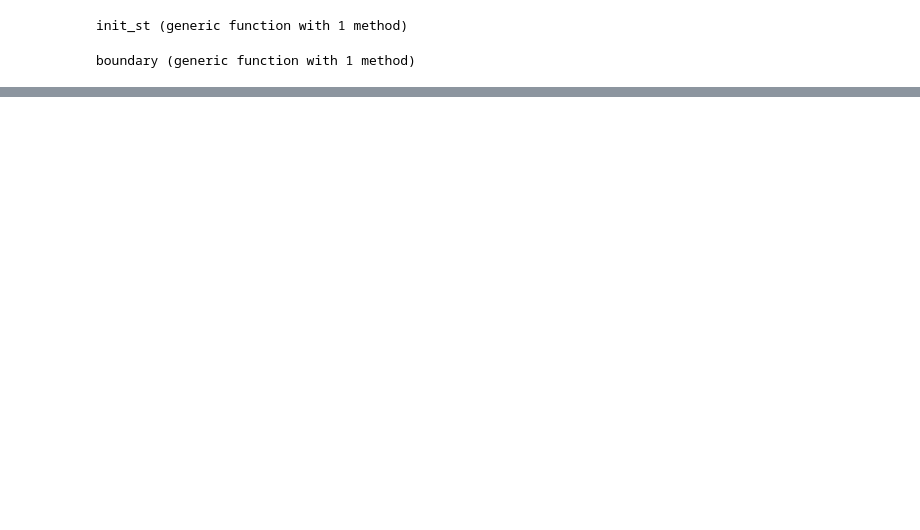
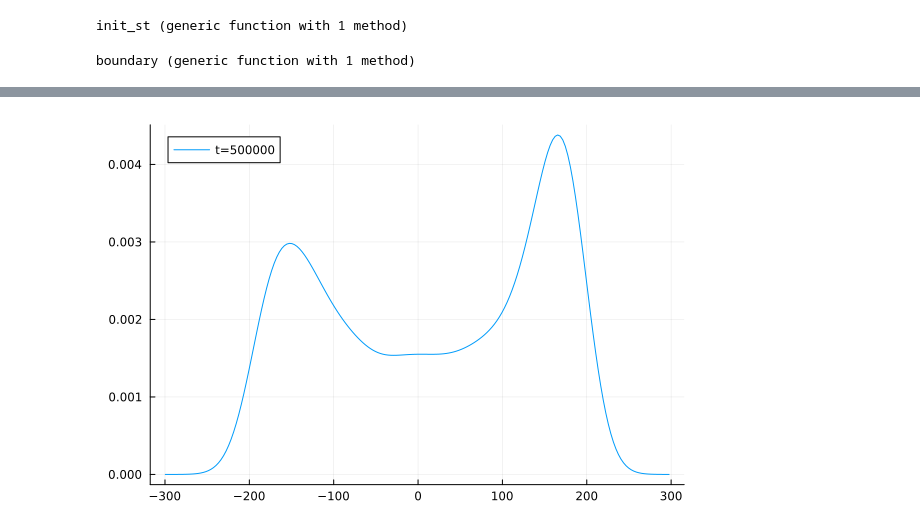
Before and after one commit to LoneWolf1304/Ising, a Jupyter notebook: Ising_Model.ipynb, the cells around one changed output, grey strips where cells are left out. Cells and saved outputs as stored; diff of their text form; code cells hidden in the pictures; blank space fills up the shorter version.

```diff
--- a/Ising_Model.ipynb
+++ b/Ising_Model.ipynb
@@ -99,0 +265,4 @@ end
+# %%
+plot!()
+# %% [output]
+[figure, added]
```
Also changed, not shown: parts of 11 cells of this notebook, 7 other files.
